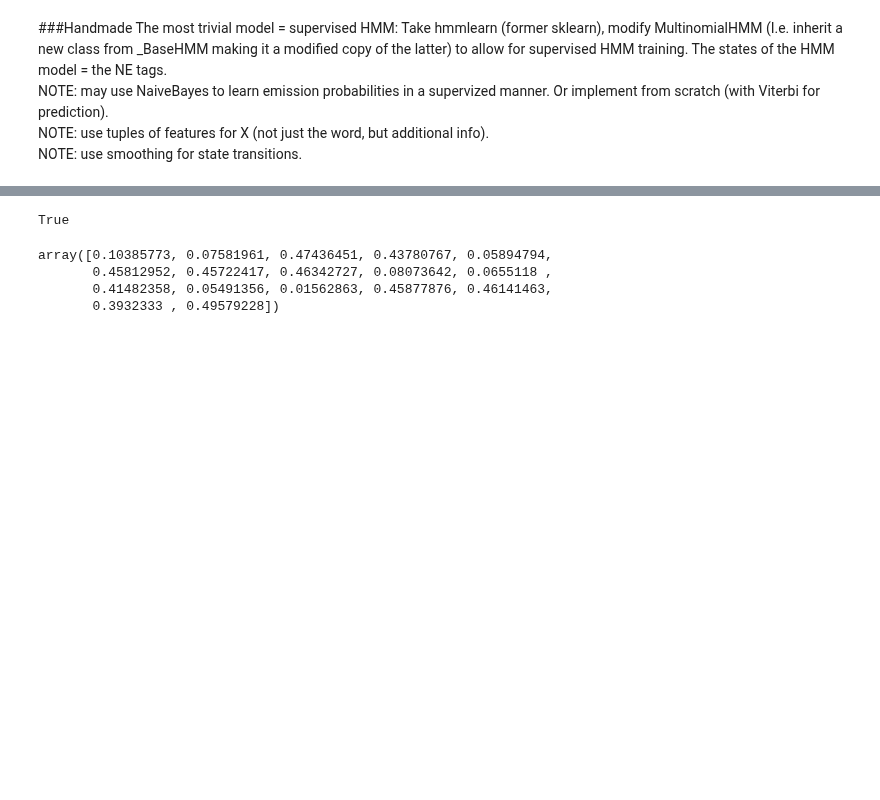
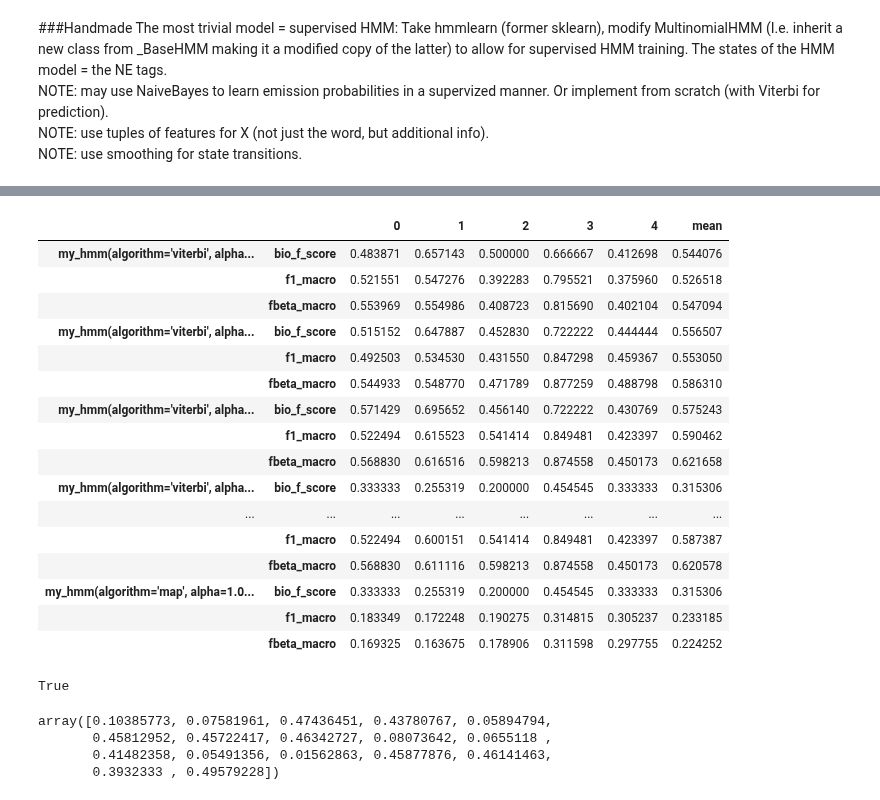
Before and after one commit to OlegBEZb/NLP_advanced_course, a Jupyter notebook: HW2/HW2_NER.ipynb, the cells around one changed output, grey strips where cells are left out. Drawn from its saved outputs; the diff is of its cells as text; code cells hidden in the pictures; blank space fills up the shorter version.

Commit message:
Started grid for my HMM on full subset

```diff
--- a/HW2/HW2_NER.ipynb
+++ b/HW2/HW2_NER.ipynb
@@ -1177,6 +1069,0 @@ Wall time: 2.1 s
-# %%
-inst = my_hmm(alpha=0.1, use_MNB_for_emission=True)
-inst.fit_supervised(X_train_flatten_vect, y_train_flatten, lengths=lengths_train)
-print(inst.startprob_.shape)
-print(inst.transmat_.shape)
-print(inst.emissionprob_.shape)
@@ -1228,0 +1070,17 @@ log norm prob [[-1.01431663e+01 -6.99626872e+00 -6.12021244e-01 ... -1.67416250e
+# %%
+%%time
+
+pipe = Pipeline([('vectorizer', DictVectorizer(sparse=True, dtype=int)),
+                 ('seq_clf', my_hmm(alpha=0.1, use_MNB_for_emission=True))])
+
+parameter_dict = {
+    'algorithm':['viterbi', 'map'],
+    'alpha':[0.001, 0.01, 0.1, 1.0]
+}
+
+scores_dict = grid_seq_cross_validate(parameter_dict,
+                                      pipe,
+                                      X=np.array(X_train_flatten),
+                                      y=np.array(y_train_flatten),
+                                      cv=sequence_cv,
+                                      scoring=scoring)
@@ -1229,3 +1093,24 @@ log norm prob [[-1.01431663e+01 -6.99626872e+00 -6.12021244e-01 ... -1.67416250e
+# %%
+scores_df = pd.concat(scores_dict.values(), keys=scores_dict.keys(), axis=1)
+scores_df.T
+# %% [output]
+|  |  | 0 | 1 | 2 | 3 | 4 | mean |
+| my_hmm(algorithm='viterbi', alpha... | bio_f_score | 0.483871 | 0.657143 | 0.500000 | 0.666667 | 0.412698 | 0.544076 |
+|  | f1_macro | 0.521551 | 0.547276 | 0.392283 | 0.795521 | 0.375960 | 0.526518 |
+|  | fbeta_macro | 0.553969 | 0.554986 | 0.408723 | 0.815690 | 0.402104 | 0.547094 |
+| my_hmm(algorithm='viterbi', alpha... | bio_f_score | 0.515152 | 0.647887 | 0.452830 | 0.722222 | 0.444444 | 0.556507 |
+|  | f1_macro | 0.492503 | 0.534530 | 0.431550 | 0.847298 | 0.459367 | 0.553050 |
+|  | fbeta_macro | 0.544933 | 0.548770 | 0.471789 | 0.877259 | 0.488798 | 0.586310 |
+| my_hmm(algorithm='viterbi', alpha... | bio_f_score | 0.571429 | 0.695652 | 0.456140 | 0.722222 | 0.430769 | 0.575243 |
+|  | f1_macro | 0.522494 | 0.615523 | 0.541414 | 0.849481 | 0.423397 | 0.590462 |
+|  | fbeta_macro | 0.568830 | 0.616516 | 0.598213 | 0.874558 | 0.450173 | 0.621658 |
+| my_hmm(algorithm='viterbi', alpha... | bio_f_score | 0.333333 | 0.255319 | 0.200000 | 0.454545 | 0.333333 | 0.315306 |
+| ... | ... | ... | ... | ... | ... | ... | ... |
+|  | f1_macro | 0.522494 | 0.600151 | 0.541414 | 0.849481 | 0.423397 | 0.587387 |
+|  | fbeta_macro | 0.568830 | 0.611116 | 0.598213 | 0.874558 | 0.450173 | 0.620578 |
+| my_hmm(algorithm='map', alpha=1.0... | bio_f_score | 0.333333 | 0.255319 | 0.200000 | 0.454545 | 0.333333 | 0.315306 |
+|  | f1_macro | 0.183349 | 0.172248 | 0.190275 | 0.314815 | 0.305237 | 0.233185 |
+|  | fbeta_macro | 0.169325 | 0.163675 | 0.178906 | 0.311598 | 0.297755 | 0.224252 |
 # %%
 np.allclose(np.log(inst.emissionprob_).T, np.log(inst.emissionprob_.T), atol=1e-4)
 # %% [output]
```
Also changed, not shown: parts of 24 cells of this notebook.
